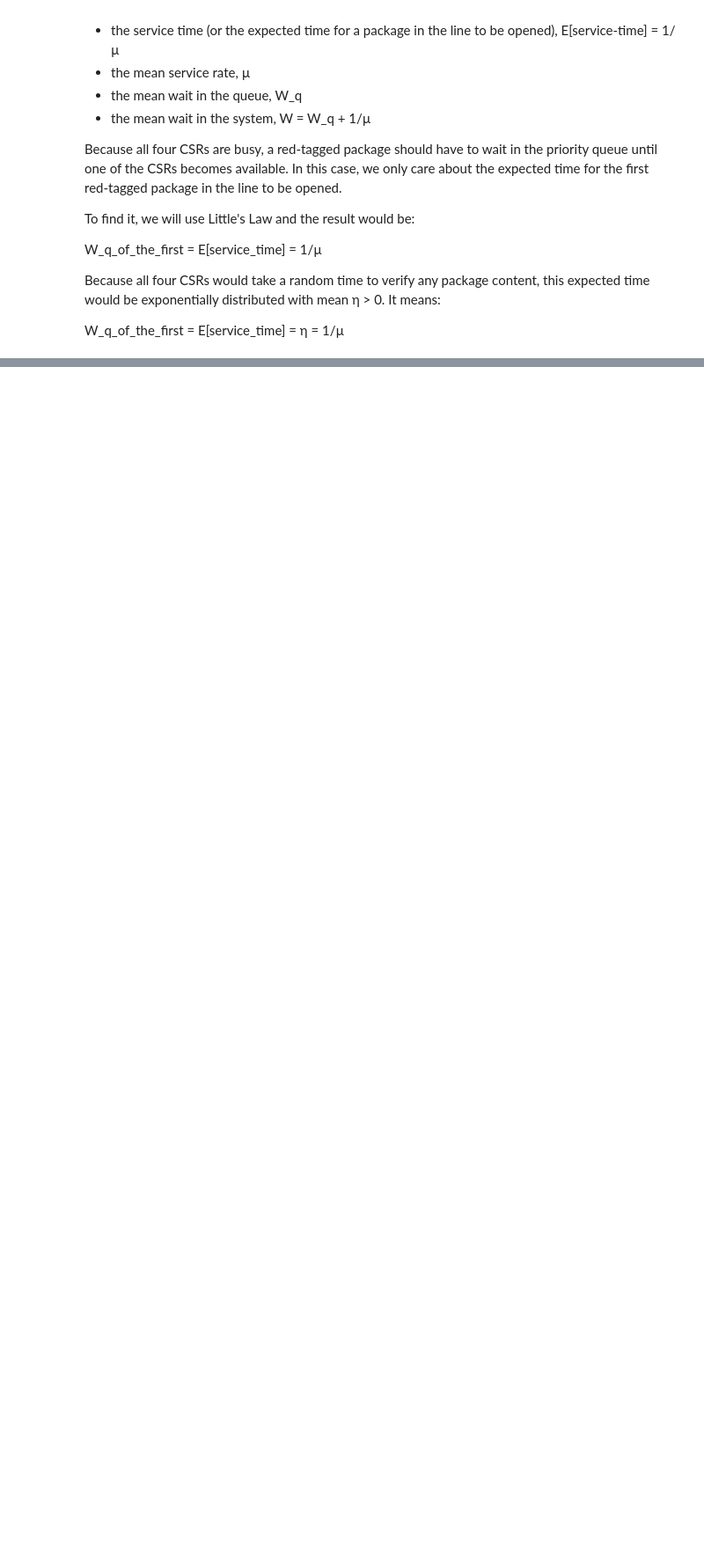
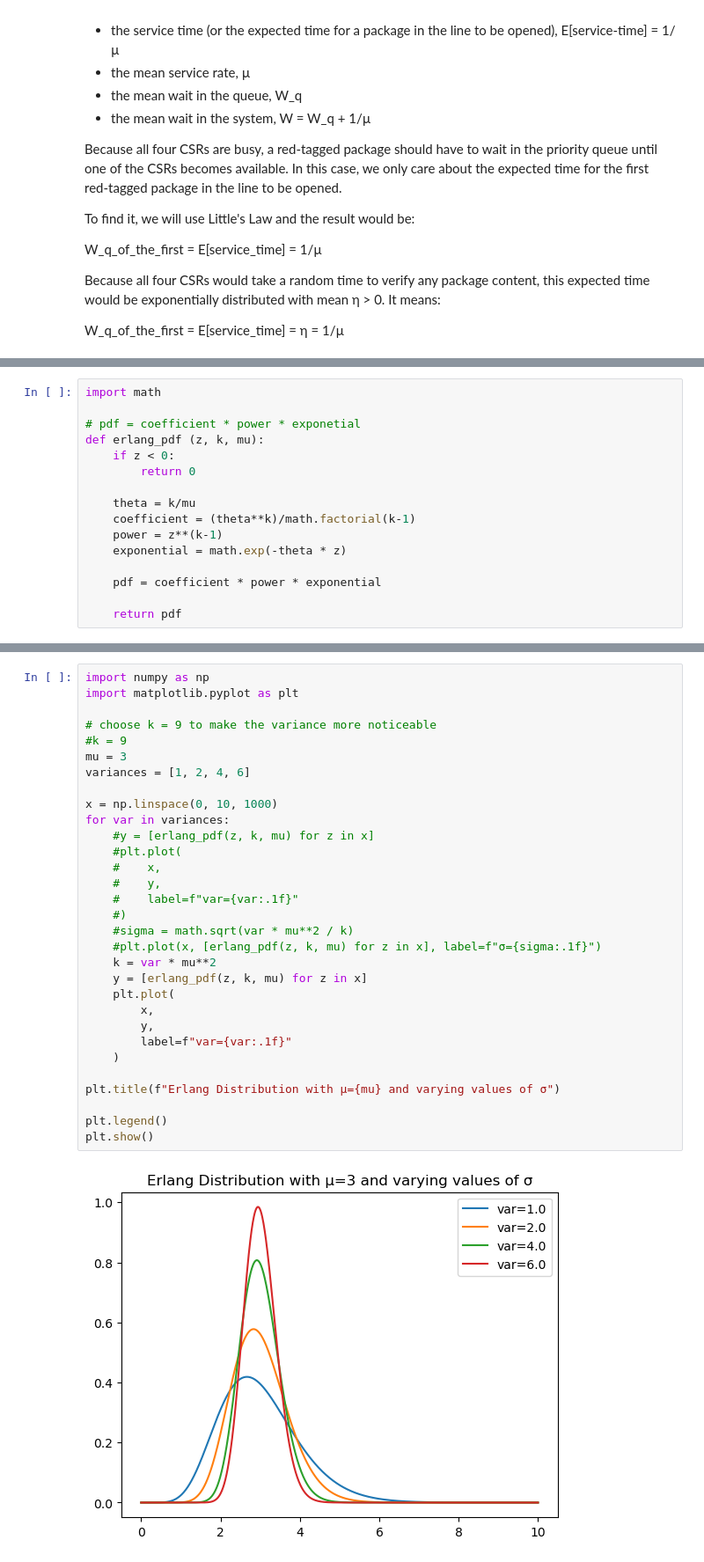
Before and after one commit to justdinhnq/data304, a Jupyter notebook: nguyenquocdinh-300550781-data304-assign1-queues.ipynb, the cells around one changed output, grey strips where cells are left out. Shown at 88% size. Saved outputs shown, nothing was run; the diff lists cells and outputs as text; blank space fills up the shorter version.

```diff
--- a/nguyenquocdinh-300550781-data304-assign1-queues.ipynb
+++ b/nguyenquocdinh-300550781-data304-assign1-queues.ipynb
@@ -87,0 +64,16 @@ This will generate a plot with four curves, each corresponding to a different va
+# %%
+import math
+
+# pdf = coefficient * power * exponetial
+def erlang_pdf (z, k, mu):
+    if z < 0:
+        return 0
+
+    theta = k/mu
+    coefficient = (theta**k)/math.factorial(k-1)
+    power = z**(k-1)
+    exponential = math.exp(-theta * z)
+
+    pdf = coefficient * power * exponential
+
+    return pdf
@@ -87,0 +90,33 @@ This will generate a plot with four curves, each corresponding to a different va
+# %%
+import numpy as np
+import matplotlib.pyplot as plt
+
+# choose k = 9 to make the variance more noticeable
+#k = 9
+mu = 3
+variances = [1, 2, 4, 6]
+
+x = np.linspace(0, 10, 1000)
+for var in variances:
+    #y = [erlang_pdf(z, k, mu) for z in x]
+    #plt.plot(
+    #    x,
+    #    y,
+    #    label=f"var={var:.1f}"
+    #)
+    #sigma = math.sqrt(var * mu**2 / k)
+    #plt.plot(x, [erlang_pdf(z, k, mu) for z in x], label=f"σ={sigma:.1f}")
+    k = var * mu**2
+    y = [erlang_pdf(z, k, mu) for z in x]
+    plt.plot(
+        x,
+        y,
+        label=f"var={var:.1f}"
+    )
+
+plt.title(f"Erlang Distribution with μ={mu} and varying values of σ")
+
+plt.legend()
+plt.show()
+# %% [output]
+[figure, added]
```
Also changed, not shown: parts of 4 cells of this notebook.
